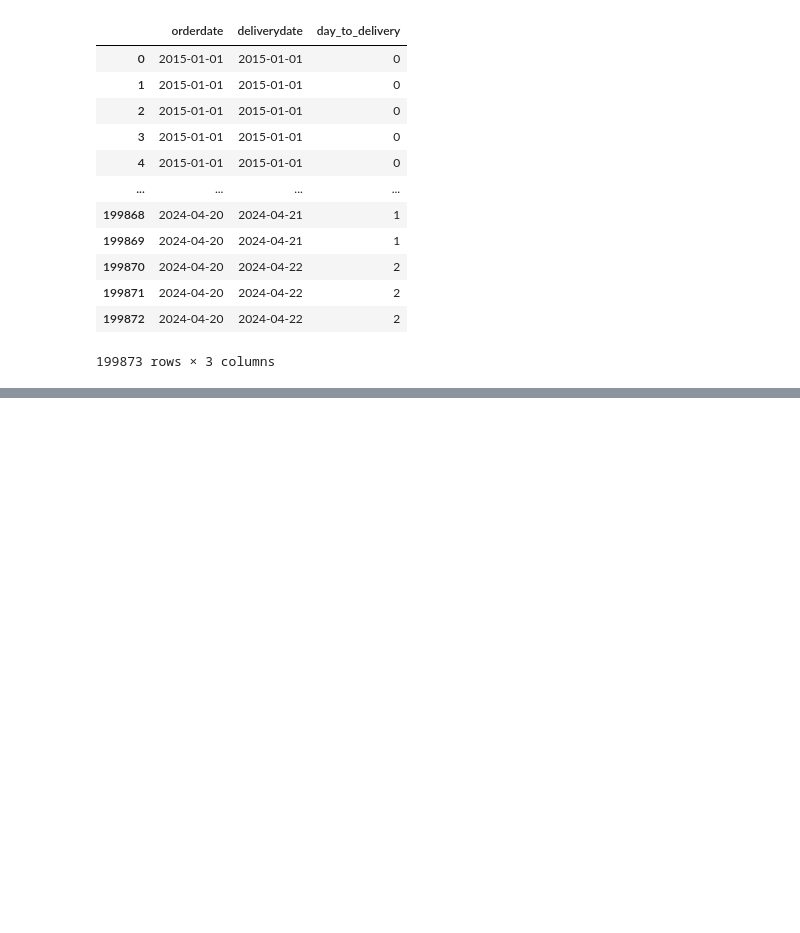
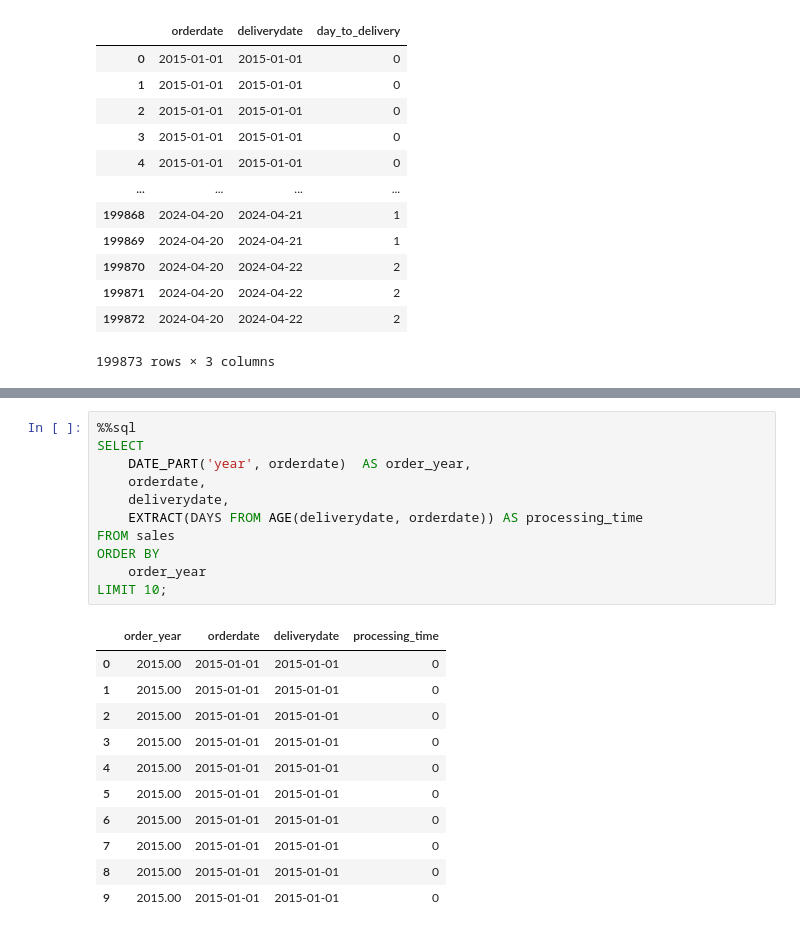
Before and after one commit to bonsoul/Data_Engineering101, a Jupyter notebook: DATE&TIME.ipynb, the cells around one changed output, grey strips where cells are left out. Drawn from its saved outputs; the diff is of its cells as text; blank space fills up the shorter version.

```diff
--- a/DATE&TIME.ipynb
+++ b/DATE&TIME.ipynb
@@ -356,0 +357,23 @@ LIMIT 10;
+# %%
+%%sql
+SELECT
+    DATE_PART('year', orderdate)  AS order_year,
+    orderdate,
+    deliverydate,
+    EXTRACT(DAYS FROM AGE(deliverydate, orderdate)) AS processing_time
+FROM sales
+ORDER BY
+    order_year
+LIMIT 10;
+# %% [output]
+|  | order_year | orderdate | deliverydate | processing_time |
+| 0 | 2015.00 | 2015-01-01 | 2015-01-01 | 0 |
+| 1 | 2015.00 | 2015-01-01 | 2015-01-01 | 0 |
+| 2 | 2015.00 | 2015-01-01 | 2015-01-01 | 0 |
+| 3 | 2015.00 | 2015-01-01 | 2015-01-01 | 0 |
+| 4 | 2015.00 | 2015-01-01 | 2015-01-01 | 0 |
+| 5 | 2015.00 | 2015-01-01 | 2015-01-01 | 0 |
+| 6 | 2015.00 | 2015-01-01 | 2015-01-01 | 0 |
+| 7 | 2015.00 | 2015-01-01 | 2015-01-01 | 0 |
+| 8 | 2015.00 | 2015-01-01 | 2015-01-01 | 0 |
+| 9 | 2015.00 | 2015-01-01 | 2015-01-01 | 0 |
```
Also changed, not shown: parts of 2 cells of this notebook.
